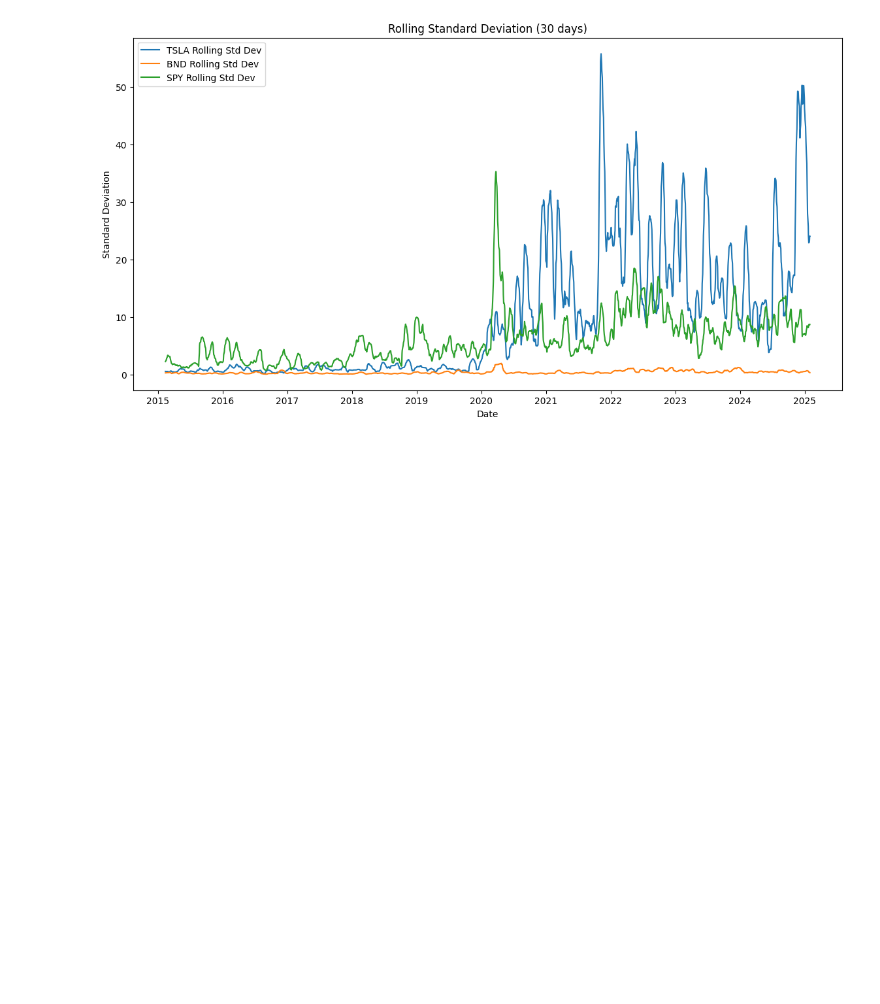
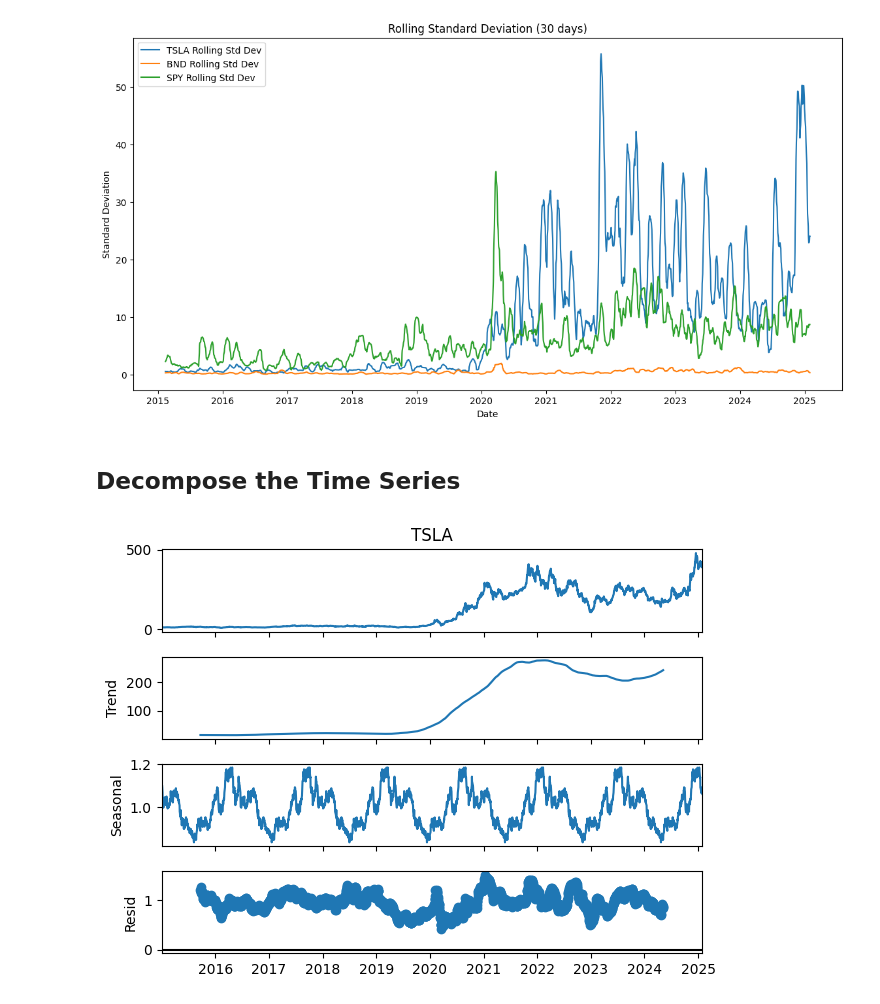
Before and after one commit to teddyhabtamu/Kifiya-AIM-Week-11, a Jupyter notebook: notebooks/EDA.ipynb, the cells around one changed output. Saved outputs shown, nothing was run; the diff lists cells and outputs as text; code cells hidden in the pictures; blank space fills up the shorter version.

Commit message:
Decompose the Time Series

```diff
--- a/notebooks/EDA.ipynb
+++ b/notebooks/EDA.ipynb
@@ -84,3 +84,14 @@ plt.show()
 [figure]
 [figure]
 [figure]
+# %% [markdown]
+## Decompose the Time Series
+# %%
+# Decompose the time series for TSLA
+result = seasonal_decompose(close_prices['TSLA'], model='multiplicative', period=365)
+
+# Plot the decomposition
+result.plot()
+plt.show()
+# %% [output]
+[figure, added]
```
